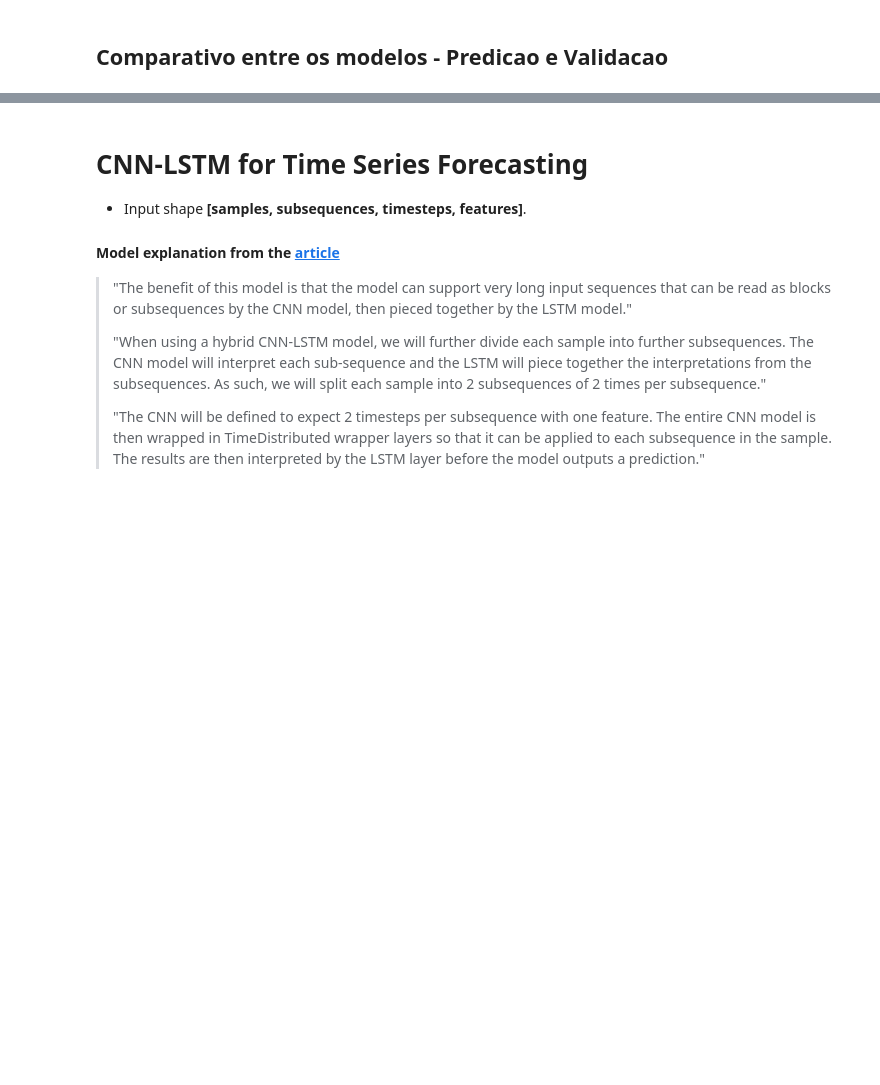
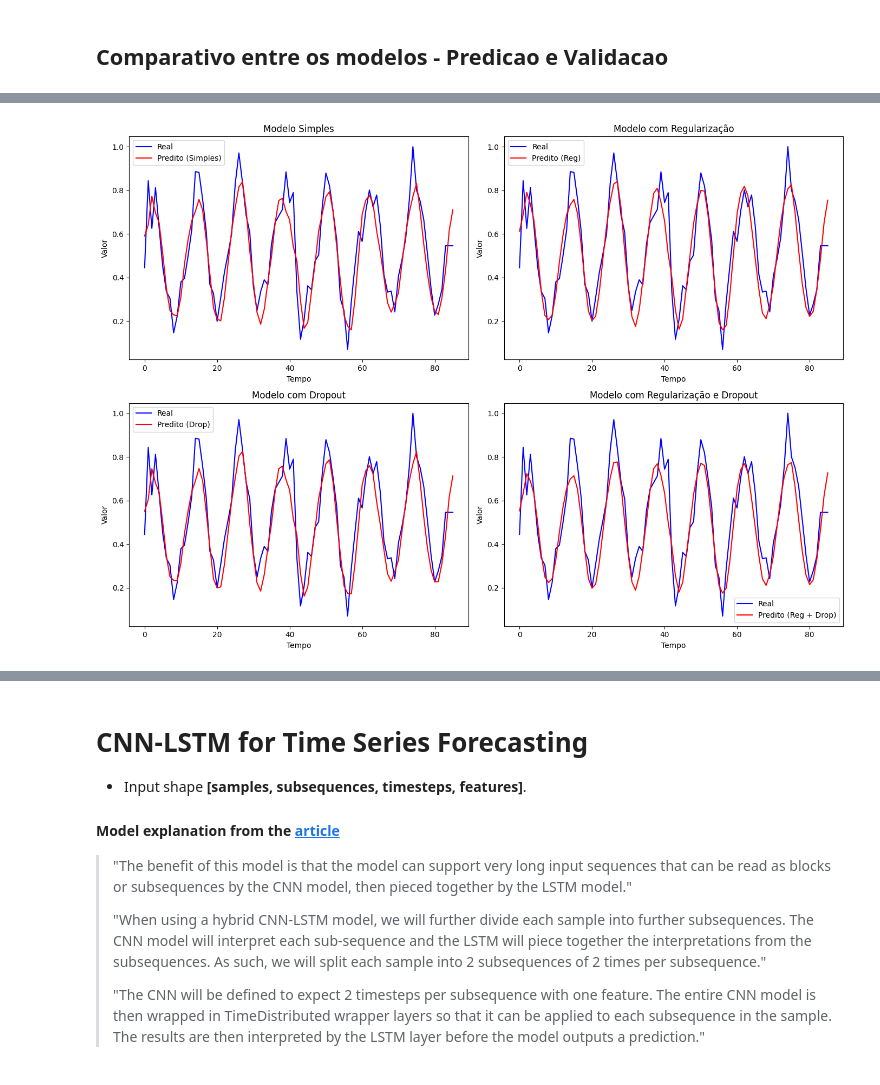
Before and after one commit to camazlucas/PEE-CPE727-Aprendizado-Profundo, a Jupyter notebook: 2024-03/Seminarios/11 - Aplicacoes em Series Temporais/Aplicacao em Series Temporais.ipynb, the cells around one changed output, grey strips where cells are left out. Cells and saved outputs as stored; diff of their text form; code cells hidden in the pictures; blank space fills up the shorter version.

```diff
--- a/2024-03/Seminarios/11 - Aplicacoes em Series Temporais/Aplicacao em Series Temporais.ipynb
+++ b/2024-03/Seminarios/11 - Aplicacoes em Series Temporais/Aplicacao em Series Temporais.ipynb
@@ -966,0 +1124,6 @@ for name, (mape, rmse, mae, r2) in results.items():
+# %%
+# Obtendo as previsões dos quatro modelos
+y_pred_lstm = model_lstm.predict(X_test_series)
+y_pred_lstm_reg = model_lstm_reg.predict(X_test_series)
+y_pred_lstm_drop = model_lstm_drop.predict(X_test_series)
+y_pred_lstm_reg_drop = model_lstm_reg_drop.predict(X_test_series)
@@ -966,0 +1185,44 @@ for name, (mape, rmse, mae, r2) in results.items():
+# %%
+# Gráficos de predição
+plt.figure(figsize=(14, 10))
+
+# Modelo Simples
+plt.subplot(2, 2, 1)
+plt.plot(Y_test, label='Real', color='blue')
+plt.plot(y_pred_lstm, label='Predito (Simples)', color='red')
+plt.title('Modelo Simples')
+plt.xlabel('Tempo')
+plt.ylabel('Valor')
+plt.legend()
+
+# Modelo com Regularização
+plt.subplot(2, 2, 2)
+plt.plot(Y_test, label='Real', color='blue')
+plt.plot(y_pred_lstm_reg, label='Predito (Reg)', color='red')
+plt.title('Modelo com Regularização')
+plt.xlabel('Tempo')
+plt.ylabel('Valor')
+plt.legend()
+
+# Modelo com Dropout
+plt.subplot(2, 2, 3)
+plt.plot(Y_test, label='Real', color='blue')
+plt.plot(y_pred_lstm_drop, label='Predito (Drop)', color='red')
+plt.title('Modelo com Dropout')
+plt.xlabel('Tempo')
+plt.ylabel('Valor')
+plt.legend()
+
+# Modelo com Regularização e Dropout
+plt.subplot(2, 2, 4)
+plt.plot(Y_test, label='Real', color='blue')
+plt.plot(y_pred_lstm_reg_drop, label='Predito (Reg + Drop)', color='red')
+plt.title('Modelo com Regularização e Dropout')
+plt.xlabel('Tempo')
+plt.ylabel('Valor')
+plt.legend()
+
+plt.tight_layout()
+plt.show()
+# %% [output]
+[figure, added]
```
Also changed, not shown: parts of 42 cells of this notebook.
